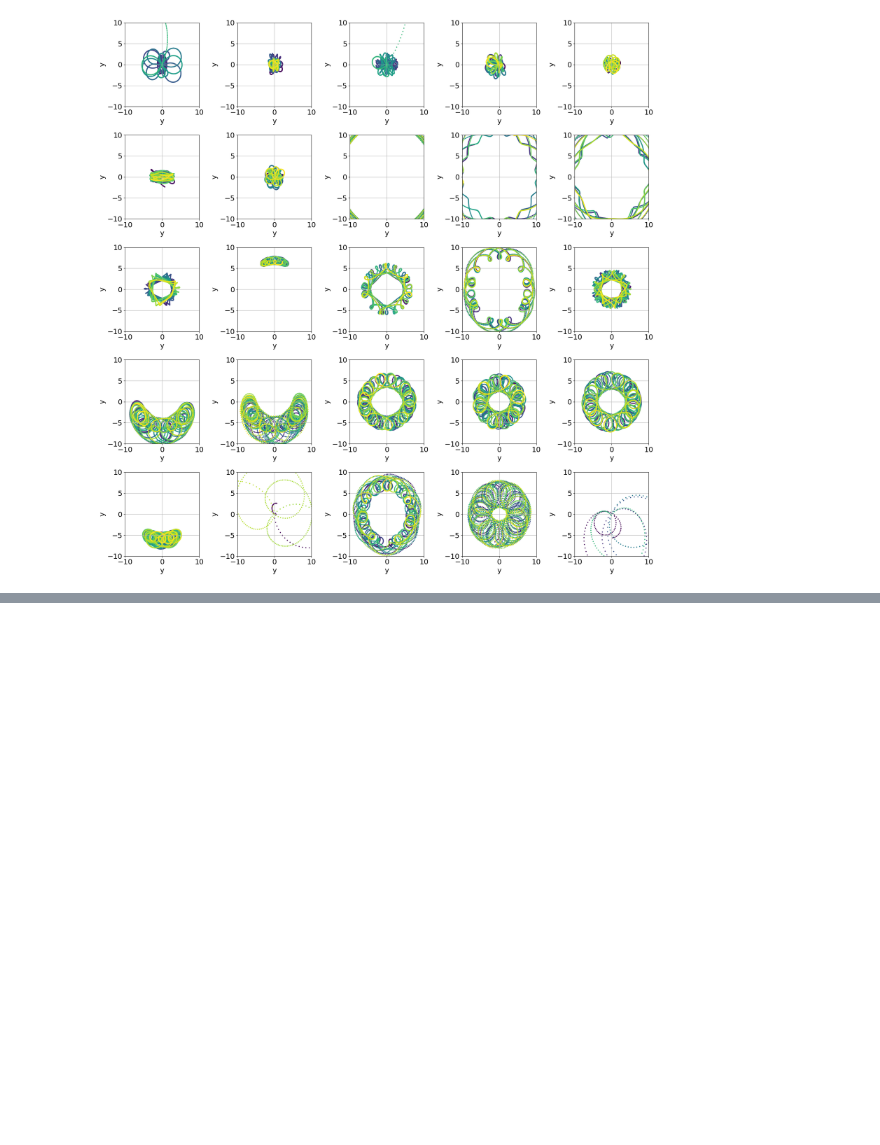
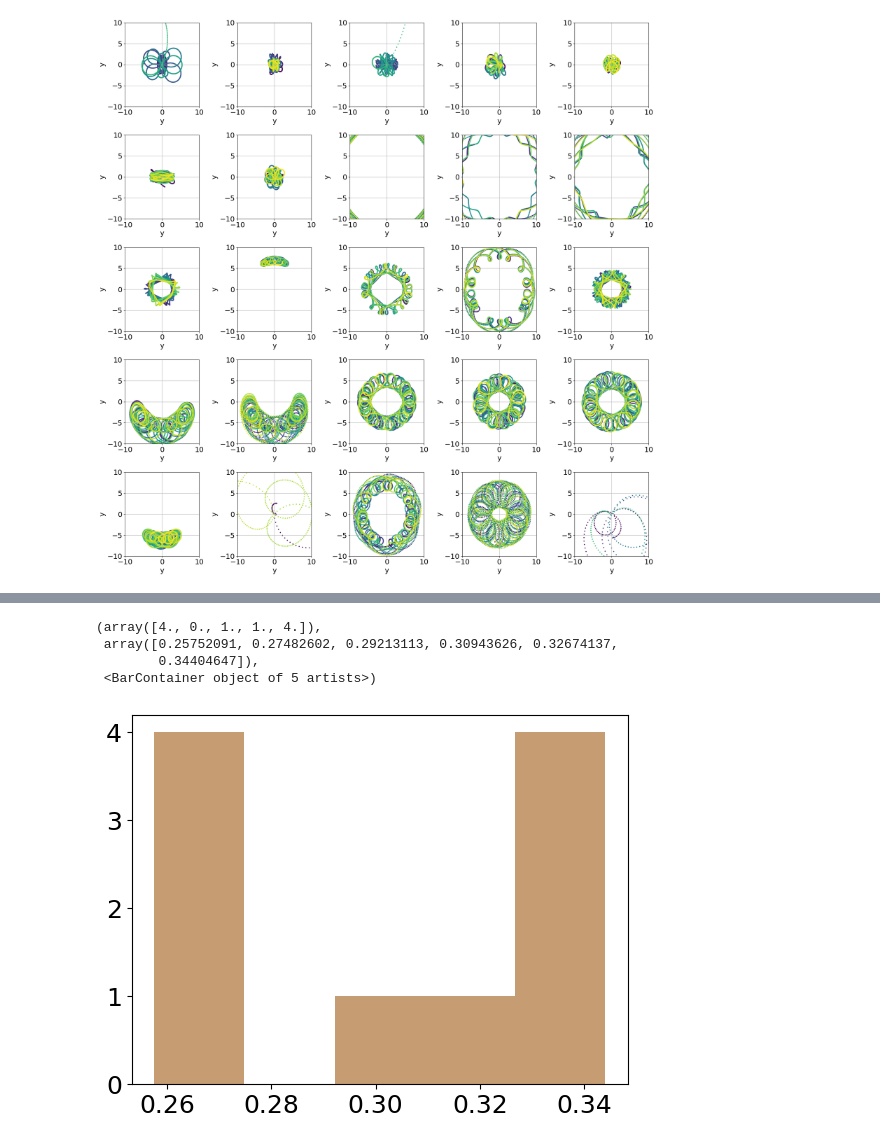
Before and after one commit to David-Chemaly/SchwarMAX, a Jupyter notebook: test_orbits.ipynb, the cells around one changed output, grey strips where cells are left out. Drawn from its saved outputs; the diff is of its cells as text; code cells hidden in the pictures; blank space fills up the shorter version.

```diff
--- a/test_orbits.ipynb
+++ b/test_orbits.ipynb
@@ -622,0 +1134,26 @@ plt.show()
+# %%
+w0_new_batch_flattened = w0_new_batch.reshape(-1, 6)
+dt_batch_flattened = dt_batch.reshape(-1)
+Rzphi_bin_counts, surface_density, h1, h2, h3, h4, valid_unbatch = _integrate_barred_vmap(
+                    w0_new_batch_flattened, acc_fn, pot_fn, n_steps, dt_batch_flattened, initial_time, -Omega_bar, unroll,
+                    num_Vbin, bin_mapping, num_per_bin,
+                    Rzphi_lim_grid, xy_lim_grid,
+                    Rzphi_n_grid, xy_n_grid, Rzphi_n_tot,
+                    v0, s, rotation_matrix)
+
+Rzphi_bin_counts.block_until_ready()
+A_Rzphi_unbatch = Rzphi_bin_counts.T / n_steps
+A_xy_unbatch = surface_density.T / n_steps
+A_h1_unbatch = h1.T
+A_h2_unbatch = h2.T
+A_h3_unbatch = h3.T
+A_h4_unbatch = h4.T
+# %%
+plt.hist(w0_new_batch[0,:,2].flatten(), bins=5, alpha=0.5, label='x')
+plt.hist(w0_new_batch_flattened[:10,2].flatten(), bins=5, alpha=0.5, label='x')
+# %% [output]
+(array([4., 0., 1., 1., 4.]),
+ array([0.25752091, 0.27482602, 0.29213113, 0.30943626, 0.32674137,
+        0.34404647]),
+ <BarContainer object of 5 artists>)
+[figure, added]
```
Also changed, not shown: parts of 7 cells of this notebook, 23 other files.
